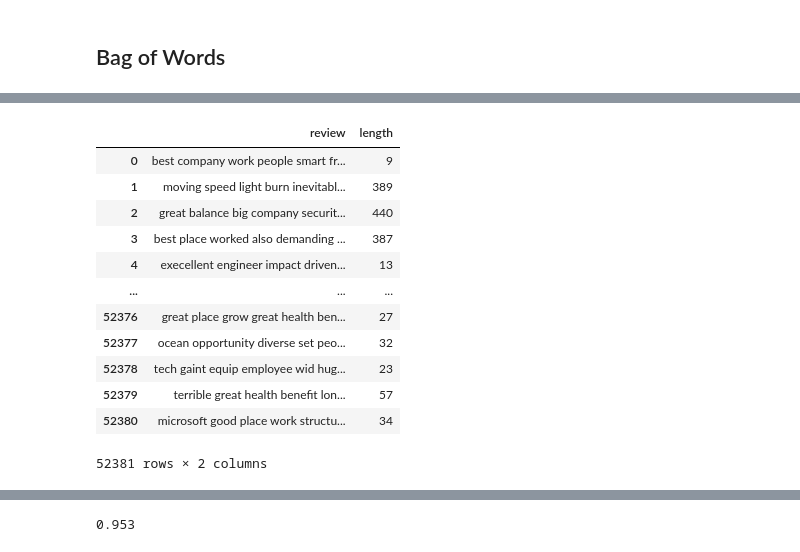
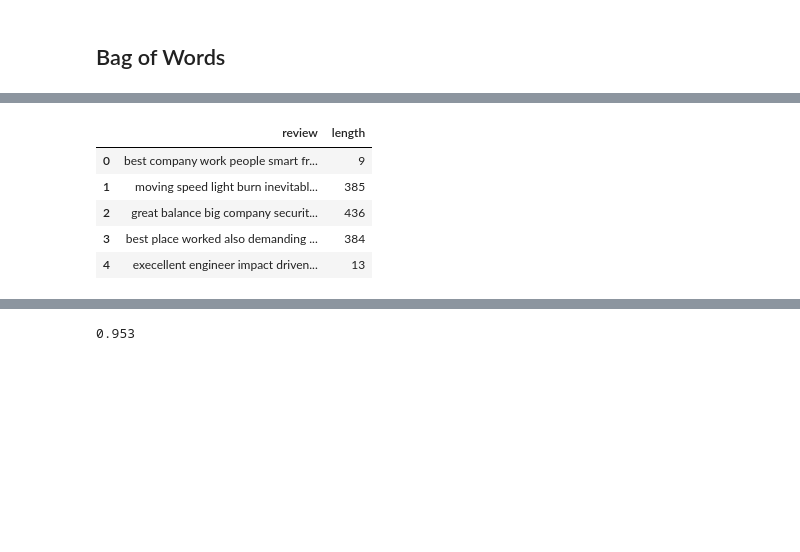
Before and after one commit to theresa-sporn/WorkforceSentimentMonitoring, a Jupyter notebook: notebooks/alvaro_EmotionExtraction.ipynb, the cells around one changed output, grey strips where cells are left out. Cells and saved outputs as stored; diff of their text form; code cells hidden in the pictures; blank space fills up the shorter version.

```diff
--- a/notebooks/alvaro_EmotionExtraction.ipynb
+++ b/notebooks/alvaro_EmotionExtraction.ipynb
@@ -182,17 +129,10 @@ X_vectorized[emo_words]
 # %%
-X
+X.head()
 # %% [output]
 |  | review | length |
 | 0 | best company work people smart fr... | 9 |
-| 1 | moving speed light burn inevitabl... | 389 |
-| 2 | great balance big company securit... | 440 |
-| 3 | best place worked also demanding ... | 387 |
+| 1 | moving speed light burn inevitabl... | 385 |
+| 2 | great balance big company securit... | 436 |
+| 3 | best place worked also demanding ... | 384 |
 | 4 | execellent engineer impact driven... | 13 |
-| ... | ... | ... |
-| 52376 | great place grow great health ben... | 27 |
-| 52377 | ocean opportunity diverse set peo... | 32 |
-| 52378 | tech gaint equip employee wid hug... | 23 |
-| 52379 | terrible great health benefit lon... | 57 |
-| 52380 | microsoft good place work structu... | 34 |
-52381 rows × 2 columns
 # %%
```
Also changed, not shown: parts of 37 cells of this notebook, 2 other files.
